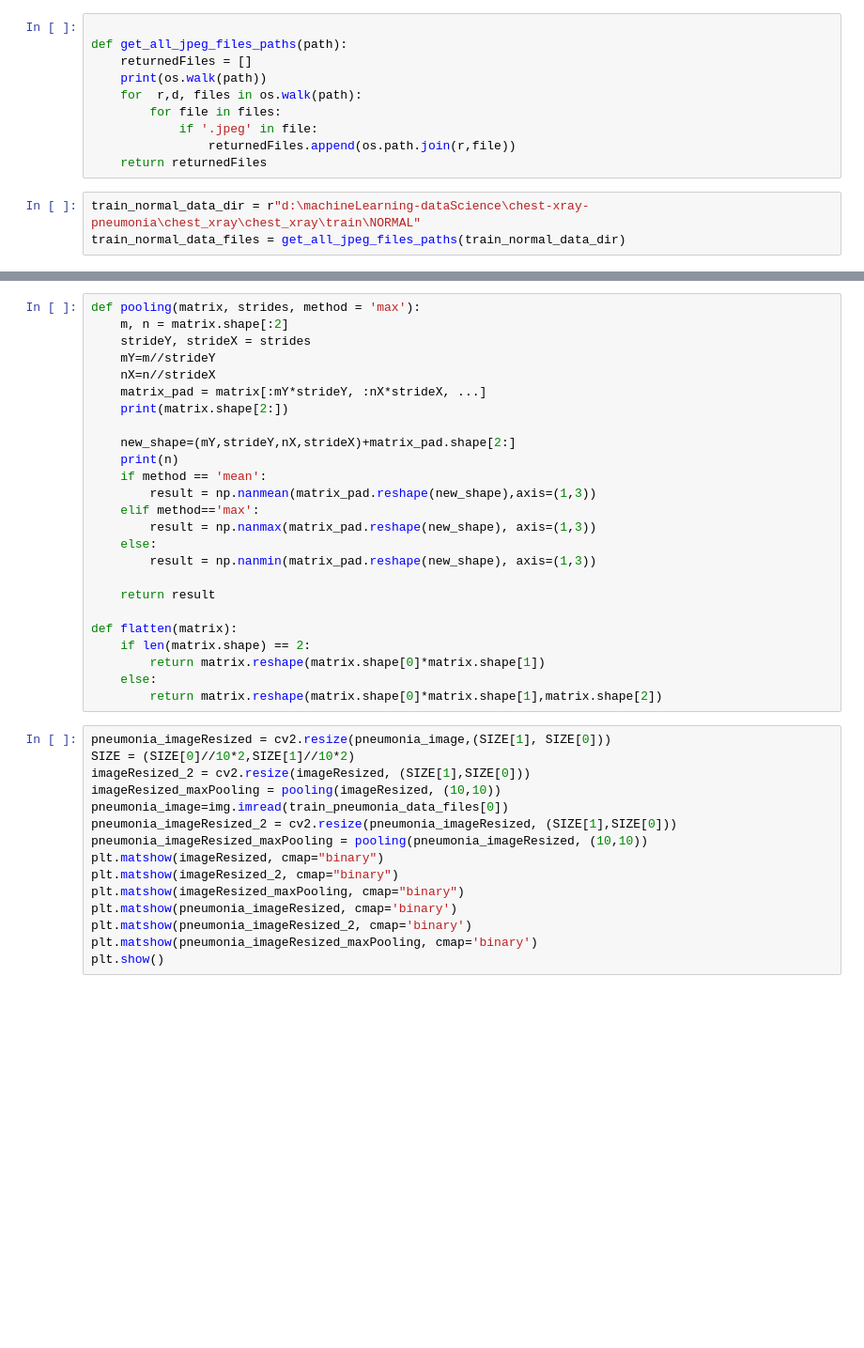
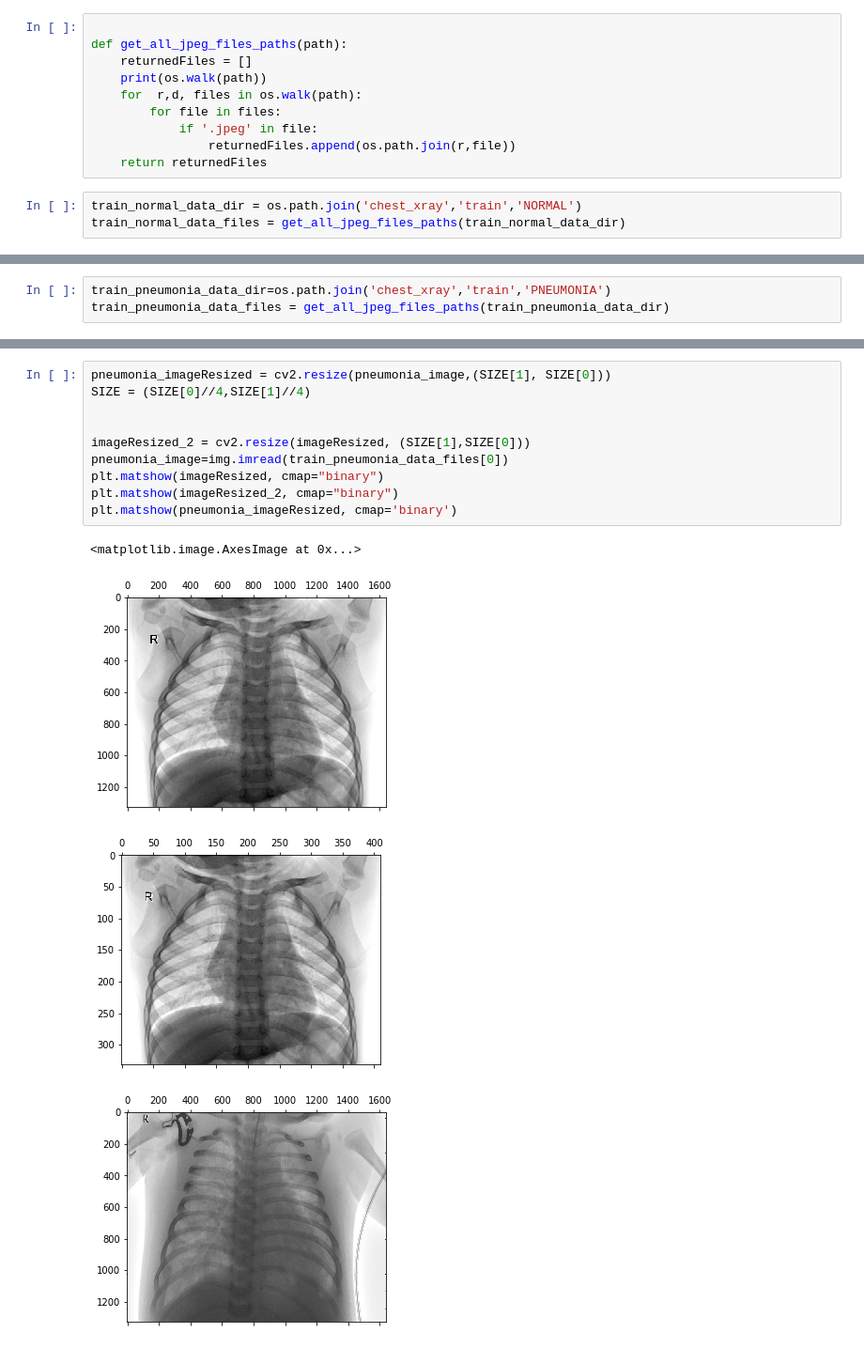
Before and after one commit to SimionFlorin/pneumonia-detection, a Jupyter notebook: parameterTraining.ipynb, the cells around one changed output, grey strips where cells are left out. Shown at 94% size. Drawn from its saved outputs; the diff is of its cells as text; blank space fills up the shorter version.

```diff
--- a/parameterTraining.ipynb
+++ b/parameterTraining.ipynb
@@ -25,5 +30,5 @@ def get_all_jpeg_files_paths(path):
                 returnedFiles.append(os.path.join(r,file))
     return returnedFiles
 # %%
-train_normal_data_dir = r"d:\machineLearning-dataScience\chest-xray-pneumonia\chest_xray\chest_xray\train\NORMAL"
+train_normal_data_dir = os.path.join('chest_xray','train','NORMAL')
 train_normal_data_files = get_all_jpeg_files_paths(train_normal_data_dir)
@@ -40,0 +37,3 @@ valid_pneumonia_data_files = get_all_jpeg_files_paths(valid_pneumonia_data_dir)
+# %%
+train_pneumonia_data_dir=os.path.join('chest_xray','train','PNEUMONIA')
+train_pneumonia_data_files = get_all_jpeg_files_paths(train_pneumonia_data_dir)
@@ -69,40 +79,15 @@ print(SIZE[0]/SIZE[1])
-# %%
-def pooling(matrix, strides, method = 'max'):
-    m, n = matrix.shape[:2]
-    strideY, strideX = strides
-    mY=m//strideY
-    nX=n//strideX
-    matrix_pad = matrix[:mY*strideY, :nX*strideX, ...]
-    print(matrix.shape[2:])
-
-    new_shape=(mY,strideY,nX,strideX)+matrix_pad.shape[2:]
-    print(n)
-    if method == 'mean':
-        result = np.nanmean(matrix_pad.reshape(new_shape),axis=(1,3))
-    elif method=='max':
-        result = np.nanmax(matrix_pad.reshape(new_shape), axis=(1,3))
-    else:
-        result = np.nanmin(matrix_pad.reshape(new_shape), axis=(1,3))
-
-    return result
-
-def flatten(matrix):
-    if len(matrix.shape) == 2:
-        return matrix.reshape(matrix.shape[0]*matrix.shape[1])
-    else:
-        return matrix.reshape(matrix.shape[0]*matrix.shape[1],matrix.shape[2])
 # %%
 pneumonia_imageResized = cv2.resize(pneumonia_image,(SIZE[1], SIZE[0]))
-SIZE = (SIZE[0]//10*2,SIZE[1]//10*2)
+SIZE = (SIZE[0]//4,SIZE[1]//4)
+
+
 imageResized_2 = cv2.resize(imageResized, (SIZE[1],SIZE[0]))
-imageResized_maxPooling = pooling(imageResized, (10,10))
 pneumonia_image=img.imread(train_pneumonia_data_files[0])
-pneumonia_imageResized_2 = cv2.resize(pneumonia_imageResized, (SIZE[1],SIZE[0]))
-pneumonia_imageResized_maxPooling = pooling(pneumonia_imageResized, (10,10))
 plt.matshow(imageResized, cmap="binary")
 plt.matshow(imageResized_2, cmap="binary")
-plt.matshow(imageResized_maxPooling, cmap="binary")
 plt.matshow(pneumonia_imageResized, cmap='binary')
-plt.matshow(pneumonia_imageResized_2, cmap='binary')
-plt.matshow(pneumonia_imageResized_maxPooling, cmap='binary')
-plt.show()
+# %% [output]
+<matplotlib.image.AxesImage at 0x...>
+[figure, added]
+[figure, added]
+[figure, added]
```
Also changed, not shown: parts of 27 cells of this notebook.
